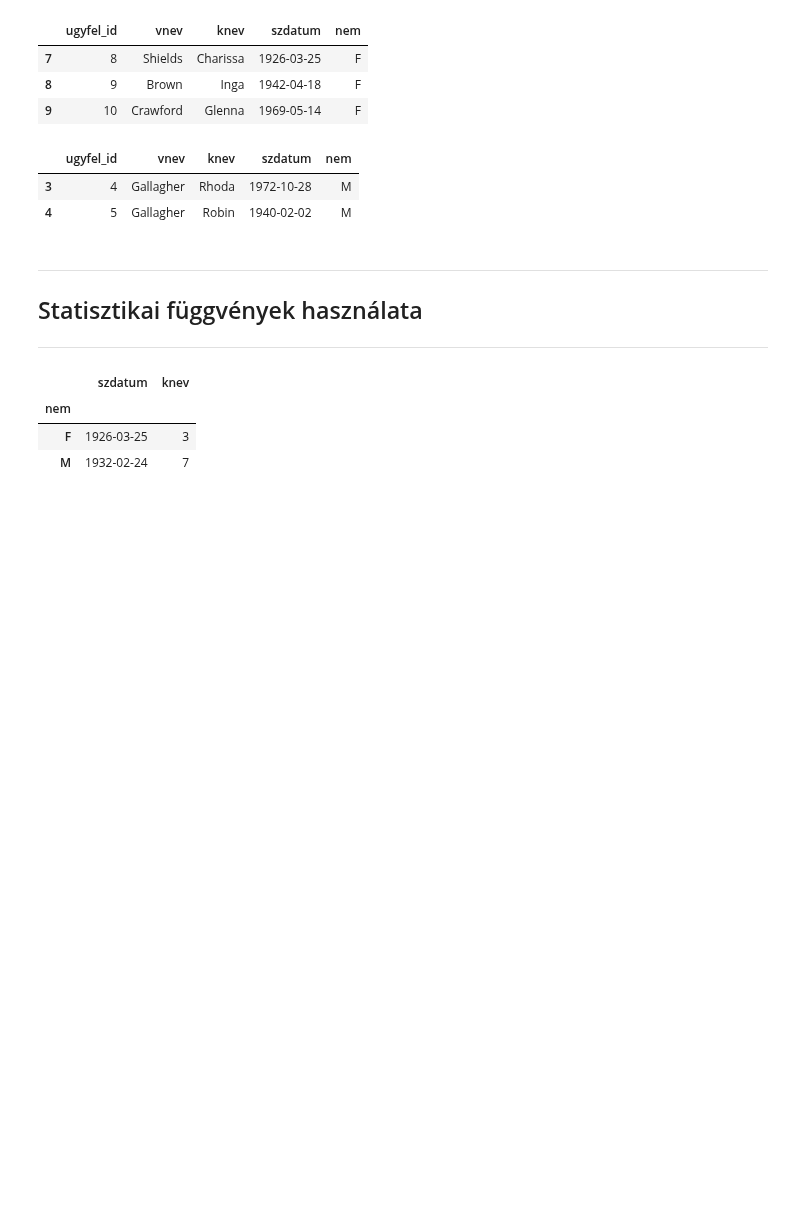
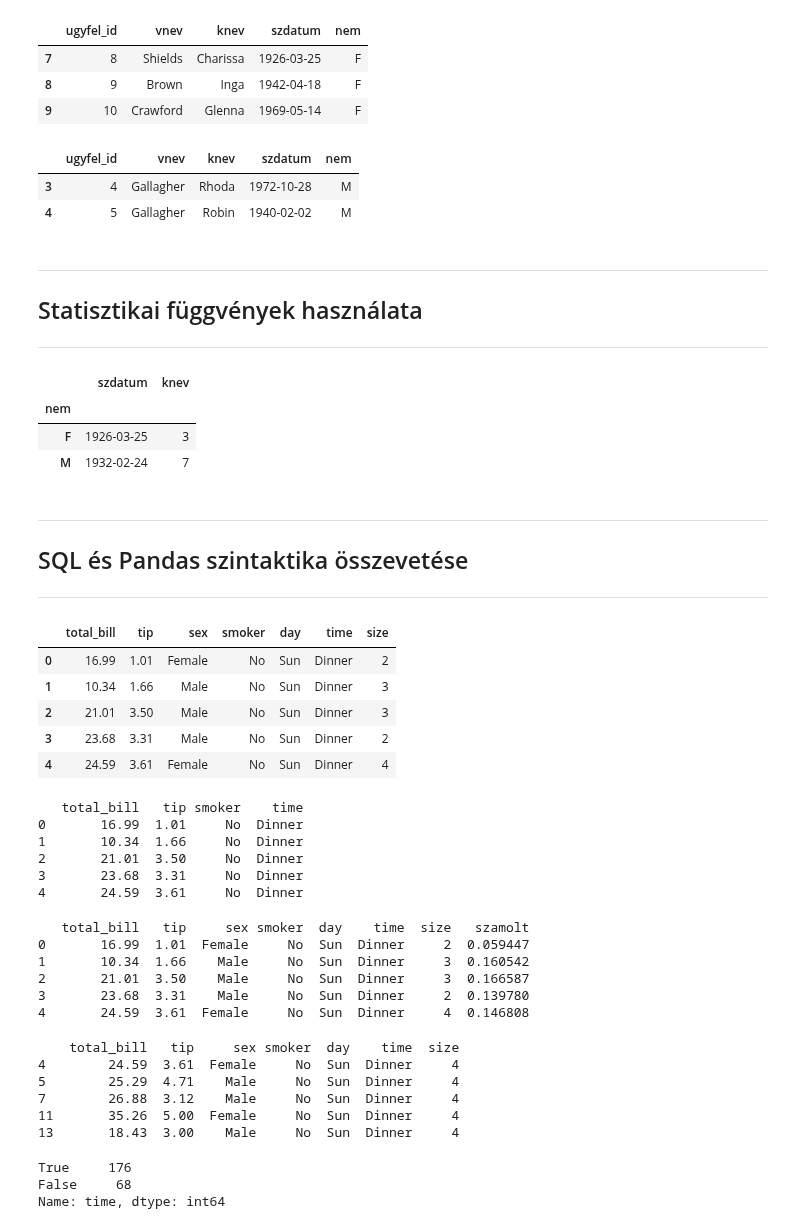
Before and after one commit to klajosw/python, a Jupyter notebook: kl_py_PandasMerge.ipynb, the cells around one changed output. Drawn from its saved outputs; the diff is of its cells as text; code cells hidden in the pictures; blank space fills up the shorter version.

```diff
--- a/kl_py_PandasMerge.ipynb
+++ b/kl_py_PandasMerge.ipynb
@@ -293,3 +293,12 @@ user_1.groupby("nem").agg({
 | nem |  |  |
 | F | 1926-03-25 | 3 |
 | M | 1932-02-24 | 7 |
+# %% [markdown]
+---
+
+## SQL és Pandas szintaktika összevetése
+
+
+
+
+---
@@ -295,0 +485,51 @@ user_1.groupby("nem").agg({
+# %%
+import numpy as np
+import pandas as pd
+
+url = (r'https://raw.github.com/pandas-dev/pandas/master/pandas/tests/io/data/csv/tips.csv')
+tips = pd.read_csv(url)
+tips.head()
+# %% [output]
+|  | total_bill | tip | sex | smoker | day | time | size |
+| 0 | 16.99 | 1.01 | Female | No | Sun | Dinner | 2 |
+| 1 | 10.34 | 1.66 | Male | No | Sun | Dinner | 3 |
+| 2 | 21.01 | 3.50 | Male | No | Sun | Dinner | 3 |
+| 3 | 23.68 | 3.31 | Male | No | Sun | Dinner | 2 |
+| 4 | 24.59 | 3.61 | Female | No | Sun | Dinner | 4 |
+# %%
+## SELECT total_bill, tip, smoker, time FROM tips LIMIT 5;  # /sql =>
+print(tips[['total_bill', 'tip', 'smoker', 'time']].head(5))
+# %% [output]
+   total_bill   tip smoker    time
+0       16.99  1.01     No  Dinner
+1       10.34  1.66     No  Dinner
+2       21.01  3.50     No  Dinner
+3       23.68  3.31     No  Dinner
+4       24.59  3.61     No  Dinner
+# %%
+## SELECT *, tip/total_bill as szamolt FROM tips LIMIT 5;  # új számolt mezővel bővítés /sql =>
+print(tips.assign(szamolt=tips['tip'] / tips['total_bill']).head(5))
+# %% [output]
+   total_bill   tip     sex smoker  day    time  size   szamolt
+0       16.99  1.01  Female     No  Sun  Dinner     2  0.059447
+1       10.34  1.66    Male     No  Sun  Dinner     3  0.160542
+2       21.01  3.50    Male     No  Sun  Dinner     3  0.166587
+3       23.68  3.31    Male     No  Sun  Dinner     2  0.139780
+4       24.59  3.61  Female     No  Sun  Dinner     4  0.146808
+# %%
+## SELECT * FROM tips WHERE size = 4  LIMIT 5;  # Szűrés /sql =>
+print(tips[tips['size'] == 4].head(5))
+# %% [output]
+    total_bill   tip     sex smoker  day    time  size
+4        24.59  3.61  Female     No  Sun  Dinner     4
+5        25.29  4.71    Male     No  Sun  Dinner     4
+7        26.88  3.12    Male     No  Sun  Dinner     4
+11       35.26  5.00  Female     No  Sun  Dinner     4
+13       18.43  3.00    Male     No  Sun  Dinner     4
+# %%
+is_dinner = tips['time'] == 'Dinner'
+print(is_dinner.value_counts())
+# %% [output]
+True     176
+False     68
+Name: time, dtype: int64
```
Also changed, not shown: parts of 16 cells of this notebook.
